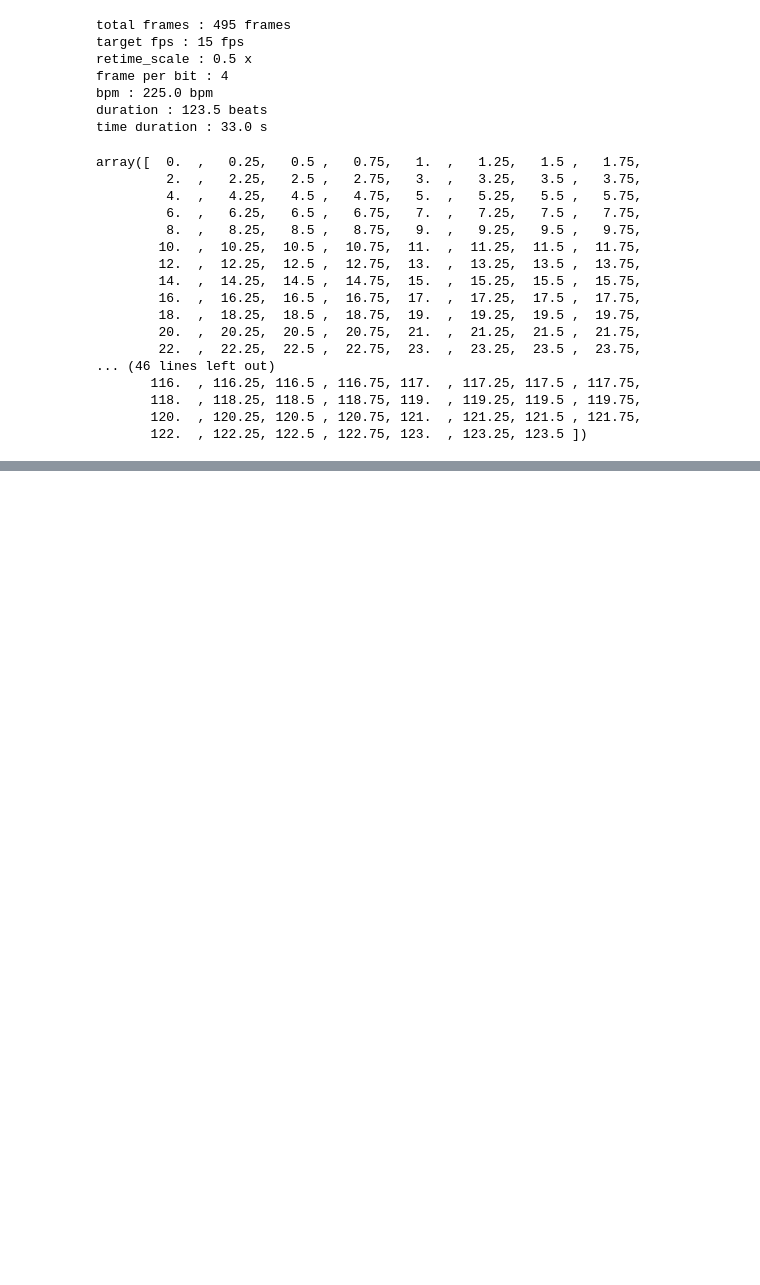
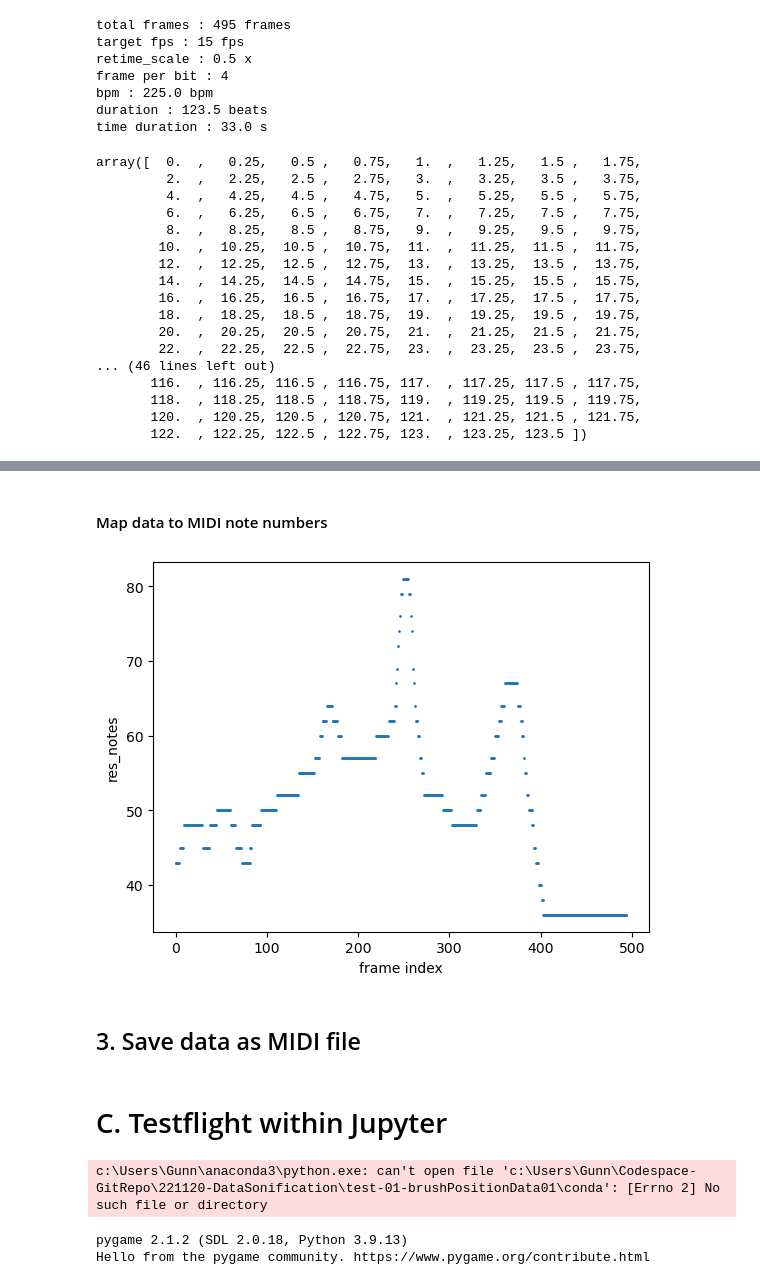
Before and after one commit to keemgunn/221120-DataSonification, a Jupyter notebook: test-01-brushPositionData01/data2midi-test01.ipynb, the cells around one changed output, grey strips where cells are left out. Cells and saved outputs as stored; diff of their text form; code cells hidden in the pictures; blank space fills up the shorter version.

```diff
--- a/test-01-brushPositionData01/data2midi-test01.ipynb
+++ b/test-01-brushPositionData01/data2midi-test01.ipynb
@@ -161,0 +193,19 @@ array([  0.  ,   0.25,   0.5 ,   0.75,   1.  ,   1.25,   1.5 ,   1.75,
+# %%
+# 4 octaves of major scale
+notes_major = ['C2','D2','E2','F2','G2','A2','B2',
+             'C3','D3','E3','F3','G3','A3','B3',
+             'C4','D4','E4','F4','G4','A4','B4',
+             'C5','D5','E5','F5','G5','A5','B5']
+
+#4 octaves of major pentatonic scale
+notes_pentatonic = ['C2','D2','E2','G2','A2',
+             'C3','D3','E3','G3','A3',
+             'C4','D4','E4','G4','A4',
+             'C5','D5','E5','G5','A5']
+
+#custom note set (a voicing of a Cmaj13#11 chord, notes from C lydian)
+notes_c_lydian = ['C1','C2','G2',
+             'C3','E3','G3','A3','B3',
+             'D4','E4','G4','A4','B4',
+             'D5','E5','G5','A5','B5',
+             'D6','E6','F#6','G6','A6']
@@ -161,0 +215,9 @@ array([  0.  ,   0.25,   0.5 ,   0.75,   1.  ,   1.25,   1.5 ,   1.75,
+# %%
+SELECT_NOTE_SET = notes_pentatonic
+
+from audiolazy import *
+
+# select an notes sets & make a list of midi note numbers
+notes_selected = [str2midi(n) for n in SELECT_NOTE_SET]
+
+notes_selected
@@ -161,0 +245,22 @@ array([  0.  ,   0.25,   0.5 ,   0.75,   1.  ,   1.25,   1.5 ,   1.75,
+# %% [markdown]
+#### Map data to MIDI note numbers
+# %%
+DATA_FOR_PITCH = z_positions
+res_notes = []
+
+pitch_mapped = map_value(DATA_FOR_PITCH, min(DATA_FOR_PITCH), max(DATA_FOR_PITCH), 0, 1)
+pitch_scale = 0.6
+pitch_mapped = pitch_mapped**pitch_scale
+    # lower than 1 to spread out more evenly
+
+for i in range(len(frame_index)):
+    note_index_mapped = map_value(pitch_mapped[i], min(pitch_mapped), max(pitch_mapped), 0, len(notes_selected)-1)
+    note_index_rounded = round(note_index_mapped)
+    note_number = notes_selected[note_index_rounded]
+    res_notes.append(note_number)
+
+values_overview(frame_index, res_notes, 'res_notes')
+# %% [output]
+[figure, added]
+# %% [markdown]
+## 3. Save data as MIDI file
@@ -161,0 +287,18 @@ array([  0.  ,   0.25,   0.5 ,   0.75,   1.  ,   1.25,   1.5 ,   1.75,
+# %% [markdown]
+# C. Testflight within Jupyter
+# %%
+import sys
+# !{sys.executable} -m pip install --quiet "pygame"  #install pygame with pip
+
+#or use this if you installed python with anaconda
+!{sys.executable} conda install --yes --prefix {sys.prefix} pygame
+
+import pygame #import library for playing midi files, https://pypi.org/project/pygame/
+
+pygame.init()
+pygame.mixer.music.load(EXPORT_PATH)
+pygame.mixer.music.play()
+# %% [output]
+c:\Users\Gunn\anaconda3\python.exe: can't open file 'c:\Users\Gunn\Codespace-GitRepo\221120-DataSonification\test-01-brushPositionData01\conda': [Errno 2] No such file or directory
+pygame 2.1.2 (SDL 2.0.18, Python 3.9.13)
+Hello from the pygame community. https://www.pygame.org/contribute.html
```
Also changed, not shown: parts of 31 cells of this notebook, 2 other files.
